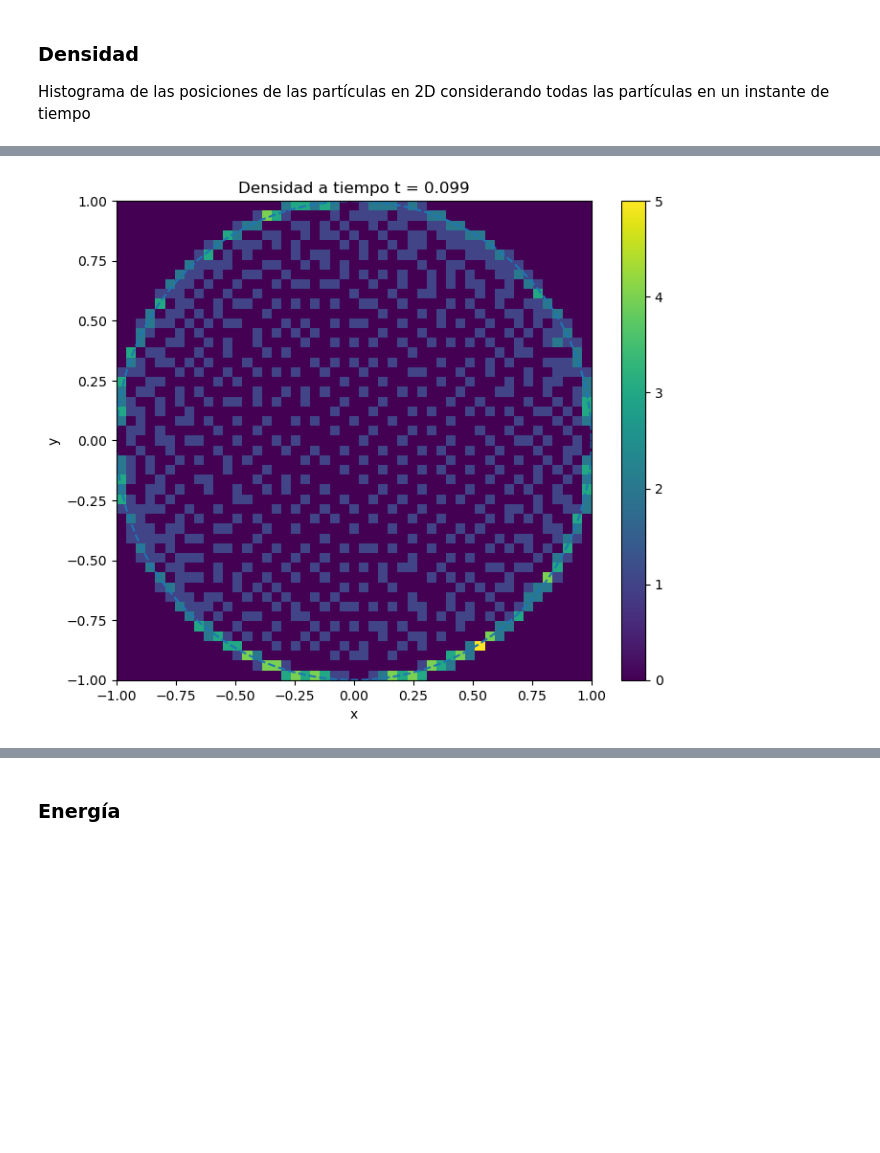
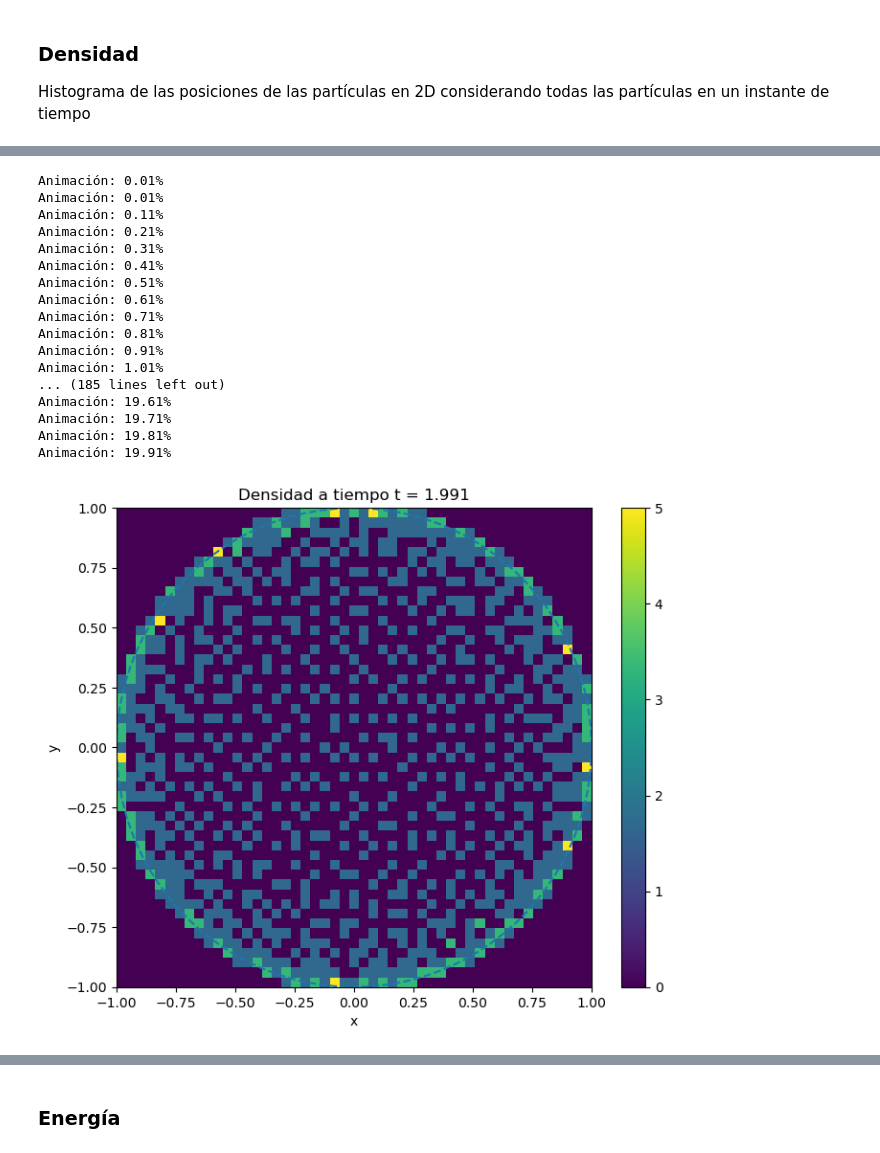
Before and after one commit to Lupama2/Maestria-Bunkin-equlibrio-en-avalancha, a Jupyter notebook: graficos_evolucion.ipynb, the cells around one changed output, grey strips where cells are left out. Saved outputs shown, nothing was run; the diff lists cells and outputs as text; code cells hidden in the pictures; blank space fills up the shorter version.

```diff
--- a/graficos_evolucion.ipynb
+++ b/graficos_evolucion.ipynb
@@ -236,37 +236,57 @@ fig, ax = plt.subplots(figsize=(8,6.5))
 hist, xedges, yedges = np.histogram2d(rx_vec[0, :], ry_vec[0, :], bins=bins)
 # Defino el grid
 xgrid, ygrid = np.meshgrid(xedges, yedges)
 # Agrego círculo de radio R0
 ax.plot(R0*np.cos(np.linspace(0,2*np.pi,100)),R0*np.sin(np.linspace(0,2*np.pi,100)),"--",label="Paredes")
 pcm = ax.pcolormesh(xgrid, ygrid, hist.T)
+pcm.set_clim(vmin=0, vmax=5)
 ax.set_title(f"Densidad a tiempo t = {round(dt*0,n_round)}")
 ax.set_xlabel("x")
 ax.set_ylabel("y")
 # Barra de color
 cbar = fig.colorbar(pcm, ax=ax)
 
 def update(t_index):
     ax.clear()
     # Defino el histograma
     hist, xedges, yedges = np.histogram2d(rx_vec[t_index, :], ry_vec[t_index, :], bins=bins)
     # Defino el grid
     xgrid, ygrid = np.meshgrid(xedges, yedges)
     # Agrego círculo de radio R0
     ax.plot(R0*np.cos(np.linspace(0,2*np.pi,100)),R0*np.sin(np.linspace(0,2*np.pi,100)),"--",label="Paredes")
     pcm = ax.pcolormesh(xgrid, ygrid, hist.T)
     ax.set_title(f"Densidad a tiempo t = {round(dt*t_index,n_round)}")
     ax.set_xlabel("x")
     ax.set_ylabel("y")
     # Actualizar límites de la barra de color
-    pcm.set_clim(vmin=np.min(hist), vmax=np.max(hist))
-    cbar.update_normal(pcm)
 
-ani = FuncAnimation(fig, update, frames=np.arange(1, len(rx_vec)), interval=200)
+    # cbar.update_normal(pcm)
+    #Imprimo porcentaje de animación
+    print(f"Animación: {round(t_index/len(rx_vec[:,0])*100,2)}%")
+
+ani = FuncAnimation(fig, update, frames=np.arange(1, len(rx_vec)//5, 10), interval=50)
 ani.save('animacion.mp4', writer='ffmpeg')
 
 plt.show()
 # %% [output]
+Animación: 0.01%
+Animación: 0.01%
+Animación: 0.11%
+Animación: 0.21%
+Animación: 0.31%
+Animación: 0.41%
+Animación: 0.51%
+Animación: 0.61%
+Animación: 0.71%
+Animación: 0.81%
+Animación: 0.91%
+Animación: 1.01%
+... (185 lines left out)
+Animación: 19.61%
+Animación: 19.71%
+Animación: 19.81%
+Animación: 19.91%
-[figure, old version]
+[figure, new version]
 # %%
 #Grafico el perfil de densidad a un tiempo dado en función de la distancia al origen
 t_index = 0
```
Also changed, not shown: parts of 9 cells of this notebook, 3 other files.
